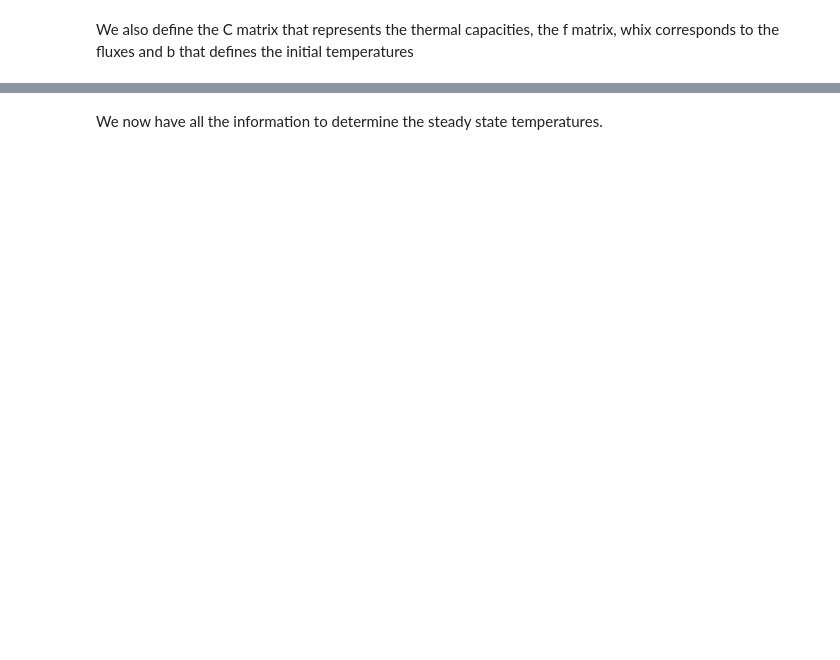
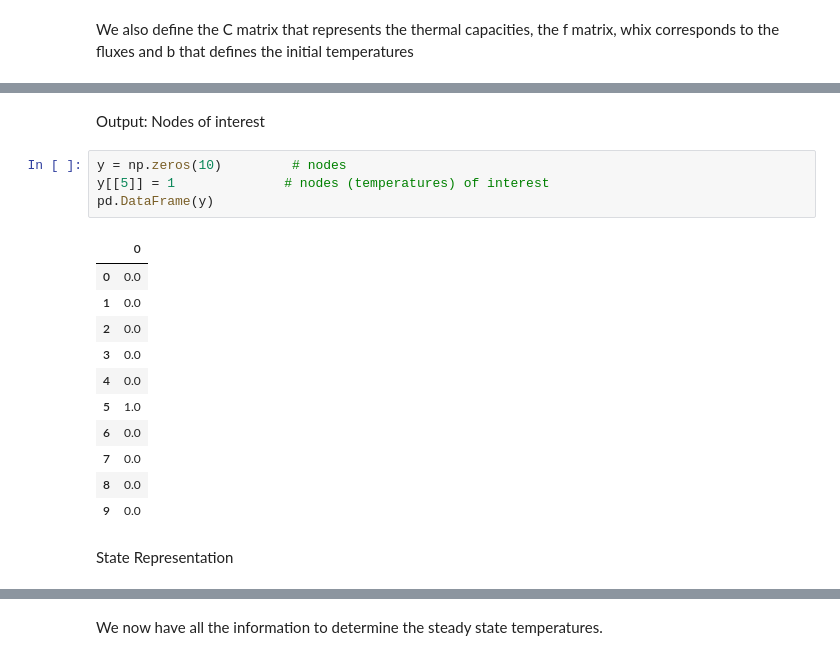
Before and after one commit to bastienThibaud/model-and-steady-state-serie2_groupe5_2025, a Jupyter notebook: model1.ipynb, the cells around one changed output, grey strips where cells are left out. Saved outputs shown, nothing was run; the diff lists cells and outputs as text; blank space fills up the shorter version.

```diff
--- a/model1.ipynb
+++ b/model1.ipynb
@@ -172,0 +289,20 @@ f[[9]]=Phi_glass
+# %% [markdown]
+Output: Nodes of interest
+# %%
+y = np.zeros(10)         # nodes
+y[[5]] = 1              # nodes (temperatures) of interest
+pd.DataFrame(y)
+# %% [output]
+|  | 0 |
+| 0 | 0.0 |
+| 1 | 0.0 |
+| 2 | 0.0 |
+| 3 | 0.0 |
+| 4 | 0.0 |
+| 5 | 1.0 |
+| 6 | 0.0 |
+| 7 | 0.0 |
+| 8 | 0.0 |
+| 9 | 0.0 |
+# %% [markdown]
+State Representation
```
Also changed, not shown: parts of 29 cells of this notebook.
